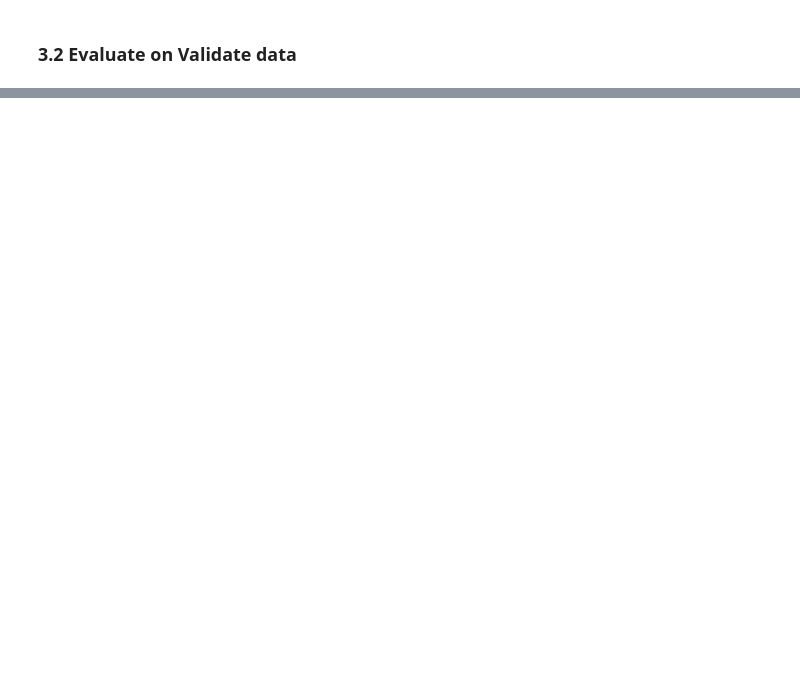
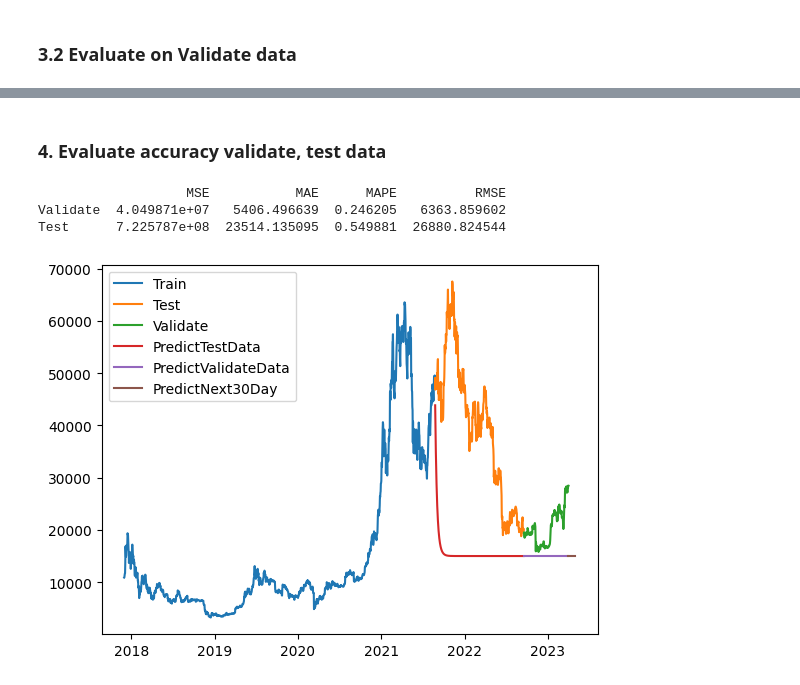
Before and after one commit to TR-PHU/bda, a Jupyter notebook: bitcoin/DFM.ipynb, the cells around one changed output, grey strips where cells are left out. Cells and saved outputs as stored; diff of their text form; code cells hidden in the pictures; blank space fills up the shorter version.

```diff
--- a/bitcoin/DFM.ipynb
+++ b/bitcoin/DFM.ipynb
@@ -164,12 +129,10 @@ Warnings:
 # %%
 def evaluate_dynamic_factor_model(data):
-    predictions = df_model_fit.predict(start=data.index[0], end=data.index[len(data)-1])
+    pred = df_model_fit.predict(start=data.index[0], end=data.index[len(data)-1])
     data = data[features]
-    predictions = predictions[features]
-    mse = mean_squared_error(data, predictions)
-    mae = mean_absolute_error(data, predictions)
-    mape = mean_absolute_percentage_error(data, predictions)
-    rmse = mean_squared_error(data, predictions, squared=False)
-    return predictions, mse, mae, mape, rmse
-predictions = df_model_fit.predict(start=train_data.index[0], end=train_data.index[len(train_data)-1])
-print(predictions)
+    pred = pred[features]
+    mse = mean_squared_error(data, pred)
+    mae = mean_absolute_error(data, pred)
+    mape = mean_absolute_percentage_error(data, pred)
+    rmse = mean_squared_error(data, pred, squared=False)
+    return pred, mse, mae, mape, rmse
@@ -191,7 +139,7 @@ print(predictions)
 # %% [markdown]
 ### 3.2 Evaluate on Validate data
 # %%
-y_pred_val, val_mse, val_mae, val_mape, val_rmse = evaluate_dynamic_factor_model(train_data)
+y_pred_val, val_mse, val_mae, val_mape, val_rmse = evaluate_dynamic_factor_model(val_data)
 
-print("Price predict on validate data:", val_rmse)
+print("Price predict on validate data:", y_pred_val)
 # %% [output]
@@ -198,0 +162,3 @@ Price predict on validate data: 15445.22712483379
+# %%
+y_pred_test, test_mse, test_mae, test_mape, test_rmse = evaluate_dynamic_factor_model(test_data)
+print("Price predict on test data:", y_pred_test)
@@ -198,0 +182,9 @@ Price predict on validate data: 15445.22712483379
+# %%
+last_index = len(df)
+
+date_range = pd.date_range(start=df.index[-1], periods=30, freq='D')
+
+y_next_30_days = df_model_fit.predict(start=date_range[0], end=date_range[len(date_range)-1])[features]
+
+print('Predicted closing prices for the next 30 days:')
+print(y_next_30_days)
@@ -198,0 +209,30 @@ Price predict on validate data: 15445.22712483379
+# %% [markdown]
+### 4.  Evaluate accuracy validate, test data
+# %%
+metrics = {
+    'MSE': [val_mse, test_mse],
+    'MAE': [val_mae, test_mae],
+    'MAPE': [val_mape, test_mape],
+    'RMSE': [val_rmse, test_rmse],
+}
+
+acc = pd.DataFrame(metrics, index=['Validate', 'Test'])
+
+print(acc)
+# %% [output]
+                   MSE           MAE      MAPE          RMSE
+Validate  4.049871e+07   5406.496639  0.246205   6363.859602
+Test      7.225787e+08  23514.135095  0.549881  26880.824544
+# %%
+plt.plot(train_data.index, train_data['Price'])
+plt.plot(test_data.index, test_data['Price'])
+plt.plot(val_data.index, val_data['Price'])
+
+plt.plot(test_data.index, y_pred_test)
+plt.plot(val_data.index, y_pred_val)
+plt.plot(date_range, y_next_30_days)
+
+plt.legend(['Train', 'Test', 'Validate','PredictTestData', 'PredictValidateData','PredictNext30Day'])
+plt.show()
+# %% [output]
+[figure, added]
```
Also changed, not shown: parts of 10 cells of this notebook, 3 other files.
